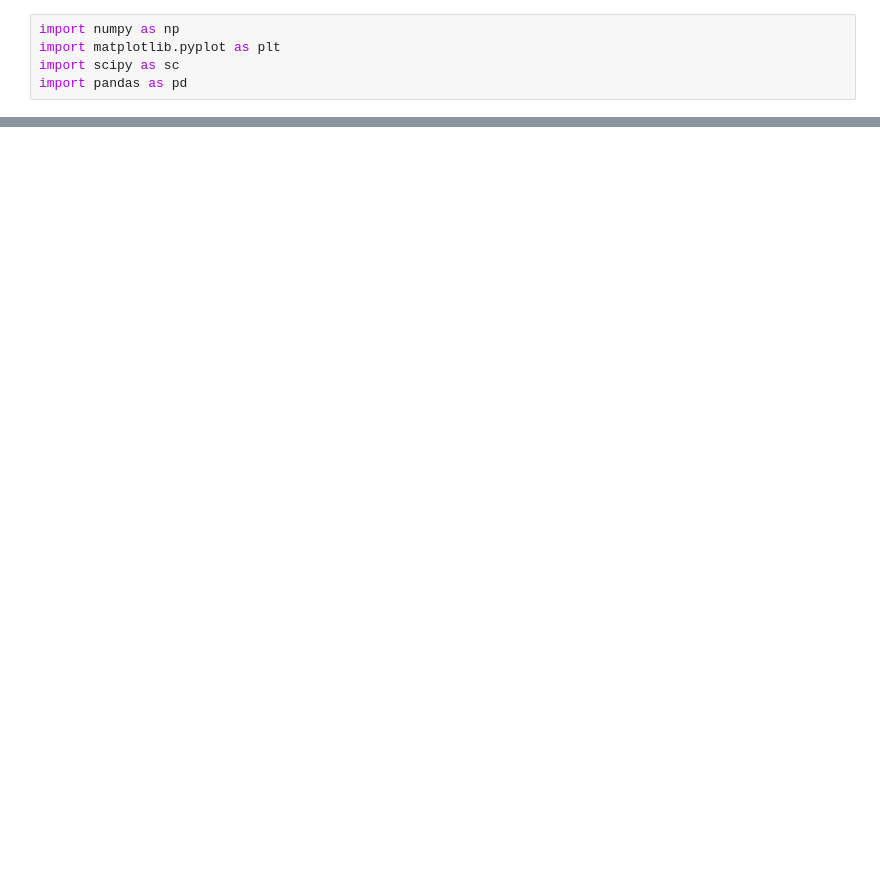
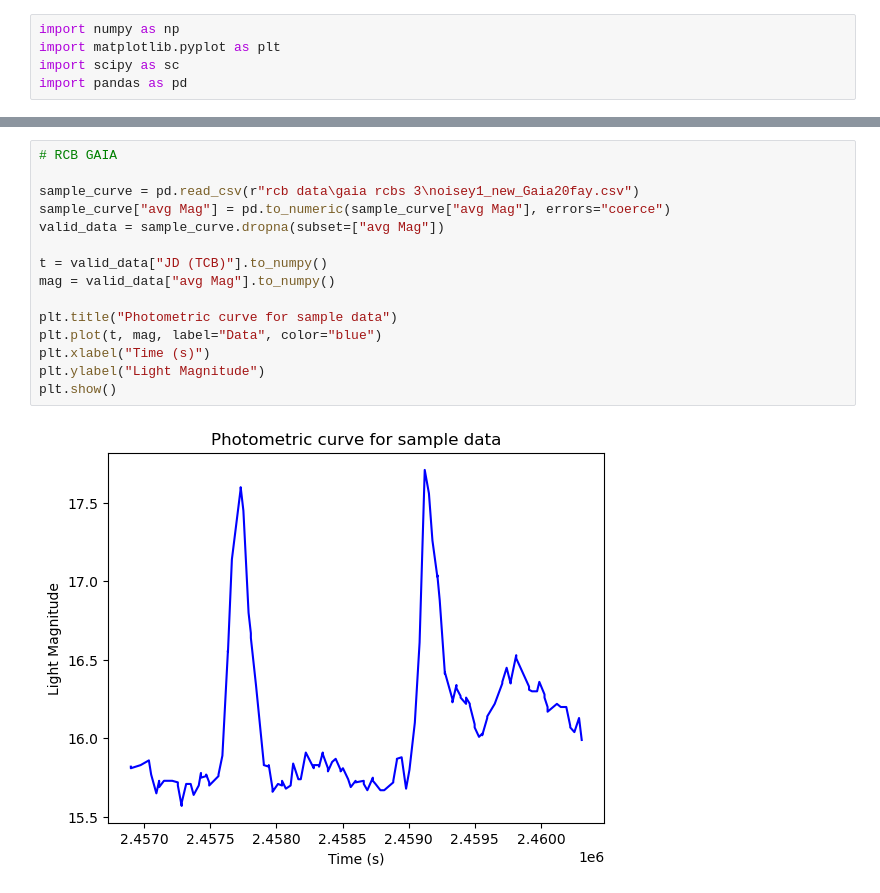
Before and after one commit to caitlinbegbie/CORONA, a Jupyter notebook: analysis.ipynb, the cells around one changed output, grey strips where cells are left out. Saved outputs shown, nothing was run; the diff lists cells and outputs as text; blank space fills up the shorter version.

```diff
--- a/analysis.ipynb
+++ b/analysis.ipynb
@@ -17,0 +24,17 @@ Text(0, 0.5, 'Light Magnitude')
+# %%
+# RCB GAIA
+
+sample_curve = pd.read_csv(r"rcb data\gaia rcbs 3\noisey1_new_Gaia20fay.csv")
+sample_curve["avg Mag"] = pd.to_numeric(sample_curve["avg Mag"], errors="coerce")
+valid_data = sample_curve.dropna(subset=["avg Mag"])
+
+t = valid_data["JD (TCB)"].to_numpy()
+mag = valid_data["avg Mag"].to_numpy()
+
+plt.title("Photometric curve for sample data")
+plt.plot(t, mag, label="Data", color="blue")
+plt.xlabel("Time (s)")
+plt.ylabel("Light Magnitude")
+plt.show()
+# %% [output]
+[figure, added]
```
Also changed, not shown: parts of 4 cells of this notebook, 4 other files.
